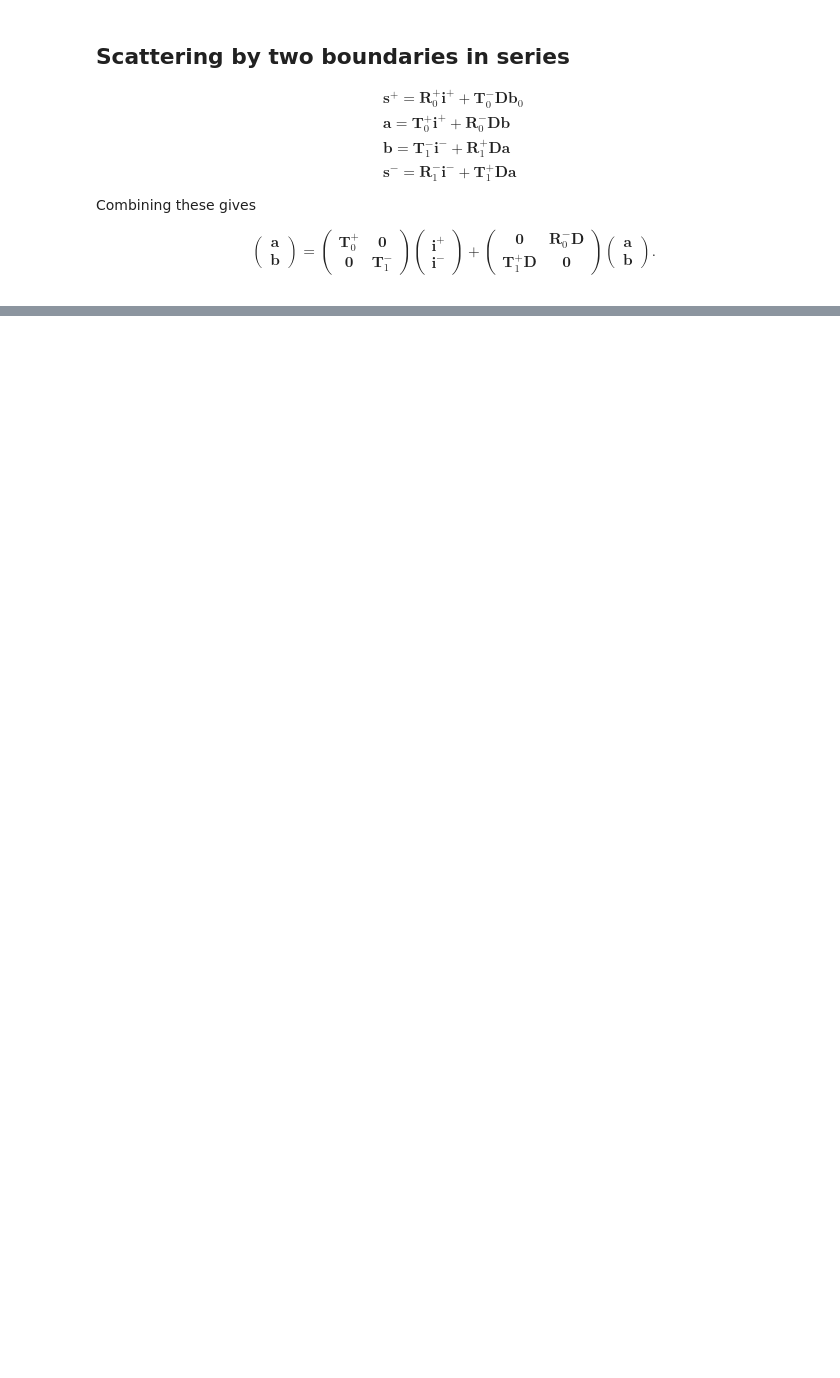
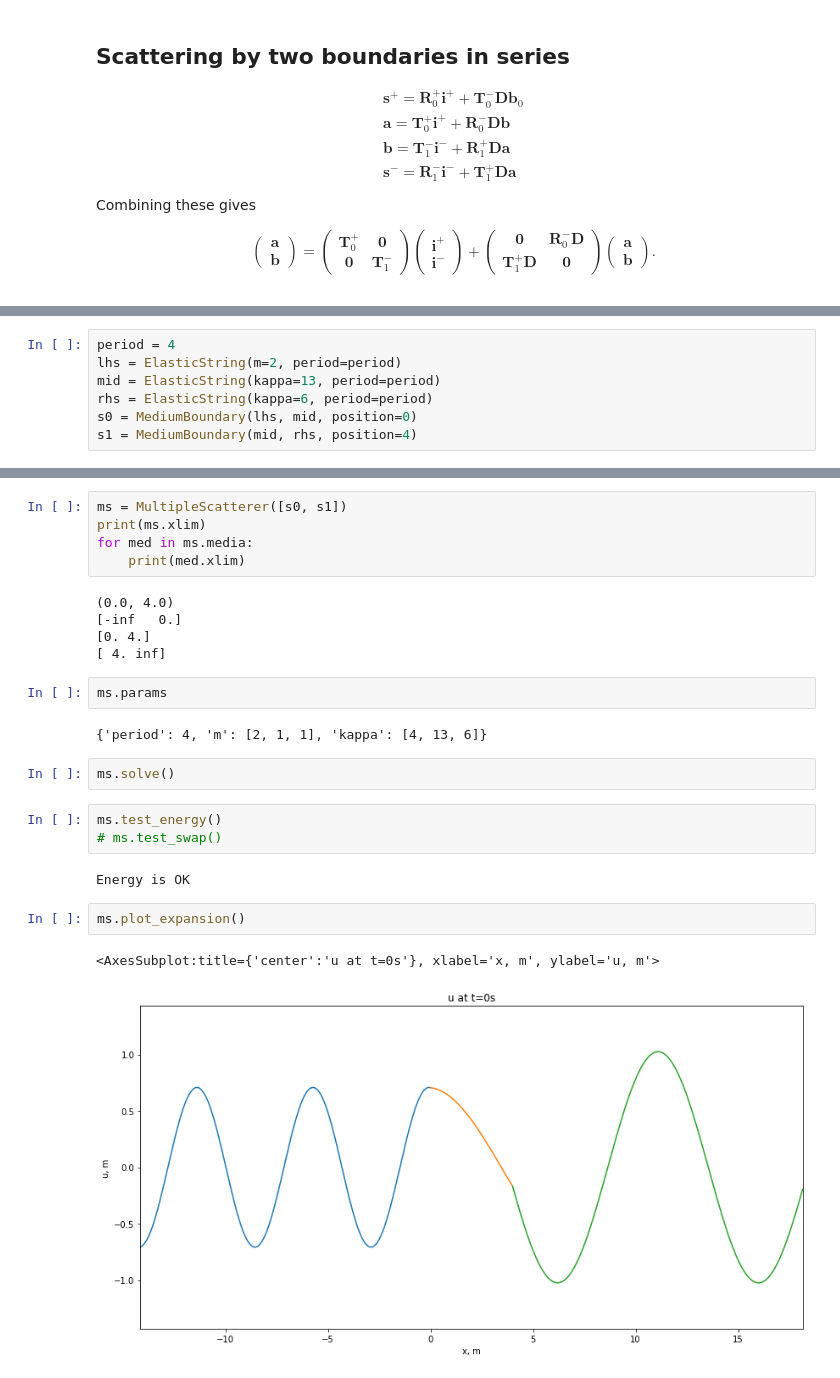
Before and after one commit to tdcwilliams/pywave, a Jupyter notebook: notebooks/waves-string-scattering.ipynb, the cells around one changed output, grey strips where cells are left out. Cells and saved outputs as stored; diff of their text form; blank space fills up the shorter version.

```diff
--- a/notebooks/waves-string-scattering.ipynb
+++ b/notebooks/waves-string-scattering.ipynb
@@ -678,0 +909,7 @@ where
+# %%
+period = 4
+lhs = ElasticString(m=2, period=period)
+mid = ElasticString(kappa=13, period=period)
+rhs = ElasticString(kappa=6, period=period)
+s0 = MediumBoundary(lhs, mid, position=0)
+s1 = MediumBoundary(mid, rhs, position=4)
@@ -678,0 +939,26 @@ where
+# %%
+ms = MultipleScatterer([s0, s1])
+print(ms.xlim)
+for med in ms.media:
+    print(med.xlim)
+# %% [output]
+(0.0, 4.0)
+[-inf   0.]
+[0. 4.]
+[ 4. inf]
+# %%
+ms.params
+# %% [output]
+{'period': 4, 'm': [2, 1, 1], 'kappa': [4, 13, 6]}
+# %%
+ms.solve()
+# %%
+ms.test_energy()
+# ms.test_swap()
+# %% [output]
+Energy is OK
+# %%
+ms.plot_expansion()
+# %% [output]
+<AxesSubplot:title={'center':'u at t=0s'}, xlabel='x, m', ylabel='u, m'>
+[figure, added]
```
Also changed, not shown: parts of 19 cells of this notebook.
